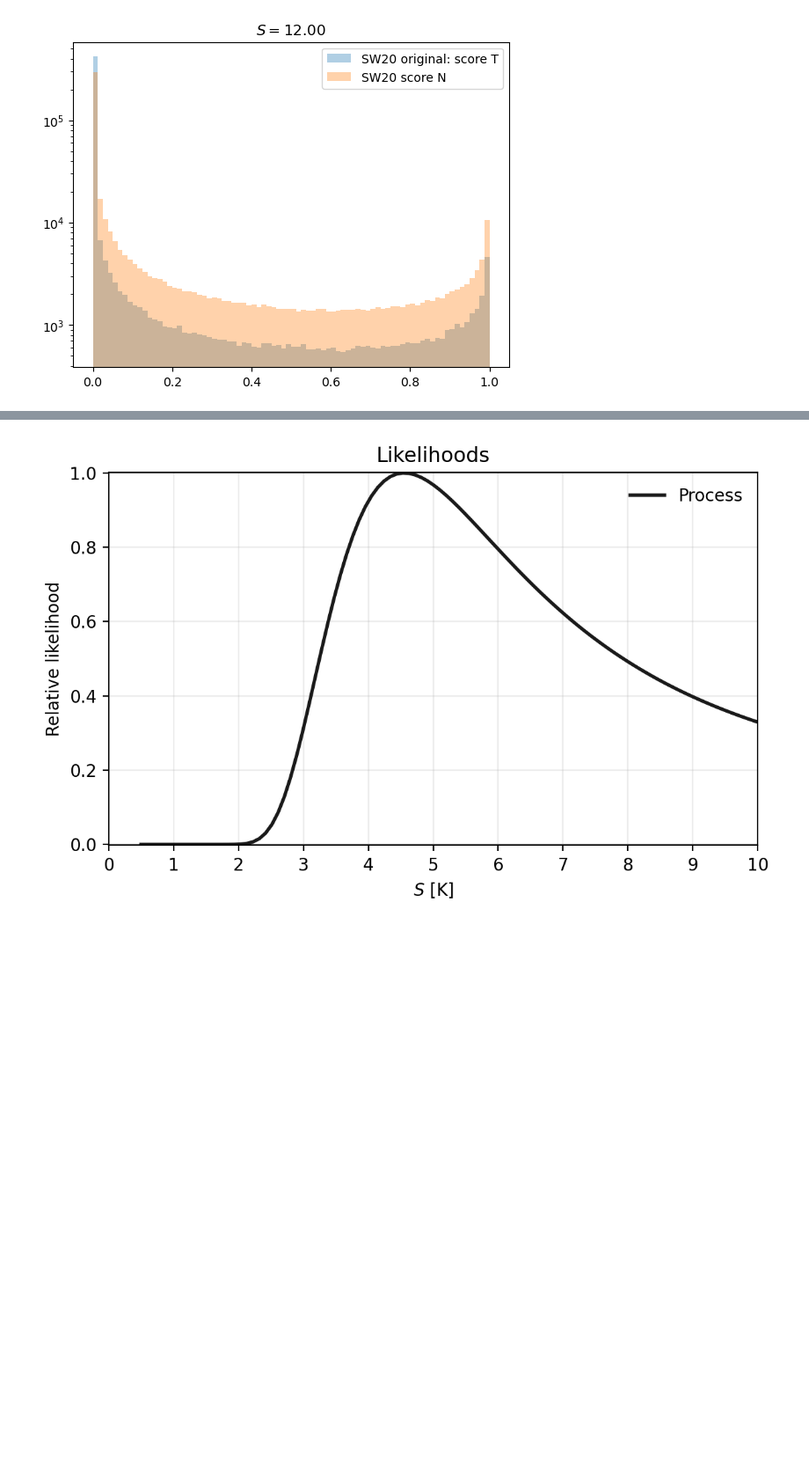
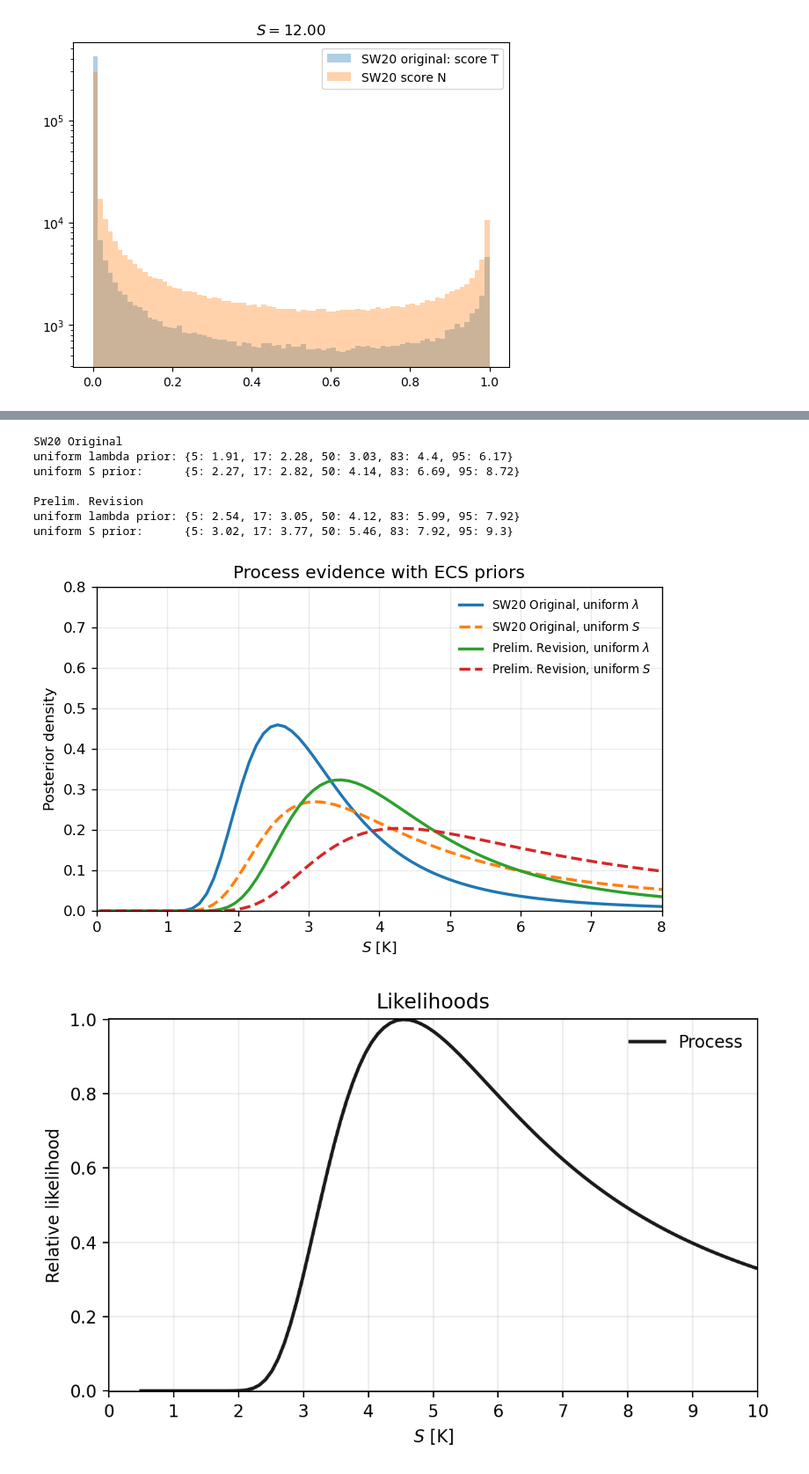
Before and after one commit to vtcooper/bayecs, a Jupyter notebook: Cooper_baselines.ipynb, the cells around one changed output, grey strips where cells are left out. Shown at 88% size. Cells and saved outputs as stored; diff of their text form; code cells hidden in the pictures; blank space fills up the shorter version.

Commit message:
ipcc preliminary update

```diff
--- a/Cooper_baselines.ipynb
+++ b/Cooper_baselines.ipynb
@@ -1847,4 +1861,52 @@ plt.show()
 [figure]
+# %%
+## process evidence with alternative ECS priors
+S_grid = np.asarray(S_like_grid)
+ok = np.isfinite(S_grid) & (S_grid > 0)
+
+def _pdf_stats(S, pdf):
+    pdf = pdf / np.trapz(pdf, S)
+    cdf = np.r_[0, np.cumsum(0.5 * (pdf[:-1] + pdf[1:]) * np.diff(S))]
+    cdf = cdf / cdf[-1]
+    return pdf, {p: np.interp(p / 100, cdf, S) for p in [5, 17, 50, 83, 95]}
+
+fig, ax = plt.subplots(figsize=(6.2, 4.0), dpi=120)
+
+for label, y in process_curves.items():
+    L = np.asarray(y, dtype=float)[ok]
+    S = S_grid[ok]
+
+    pdf_uniform_S, pct_uniform_S = _pdf_stats(S, L)
+
+    f2x0 = SW20_BASE["mu_F2xCO2"] if label == "SW20 Original" else coop_REVISED["mu_F2xCO2"]
+    pdf_uniform_lambda, pct_uniform_lambda = _pdf_stats(S, L * f2x0 / S**2)
+
+    ax.plot(S, pdf_uniform_lambda, lw=2, label=f"{label}, uniform $\\lambda$")
+    ax.plot(S, pdf_uniform_S, lw=2, ls="--", label=f"{label}, uniform $S$")
+
+    print(f"\n{label}")
+    print("uniform lambda prior:", {k: round(v, 2) for k, v in pct_uniform_lambda.items()})
+    print("uniform S prior:     ", {k: round(v, 2) for k, v in pct_uniform_S.items()})
+
+ax.set_xlabel("$S$ [K]")
+ax.set_ylabel("Posterior density")
+ax.set_title("Process evidence with ECS priors")
+ax.grid(alpha=0.25)
+ax.legend(frameon=False, fontsize=8)
+# ax.set_xlim(0, S_grid[ok].max())
+ax.set_xlim(0, 8)
+plt.ylim(0,.8)
+plt.tight_layout()
+plt.show()
+# %% [output]
+SW20 Original
+uniform lambda prior: {5: 1.91, 17: 2.28, 50: 3.03, 83: 4.4, 95: 6.17}
+uniform S prior:      {5: 2.27, 17: 2.82, 50: 4.14, 83: 6.69, 95: 8.72}
+
+Prelim. Revision
+uniform lambda prior: {5: 2.54, 17: 3.05, 50: 4.12, 83: 5.99, 95: 7.92}
+uniform S prior:      {5: 3.02, 17: 3.77, 50: 5.46, 83: 7.92, 95: 9.3}
+[figure, added]
 # %%
 csel = {'Process':'0.2',
         'Historical':'darkorange',
```
Also changed, not shown: parts of 12 cells of this notebook, 3 other files.
